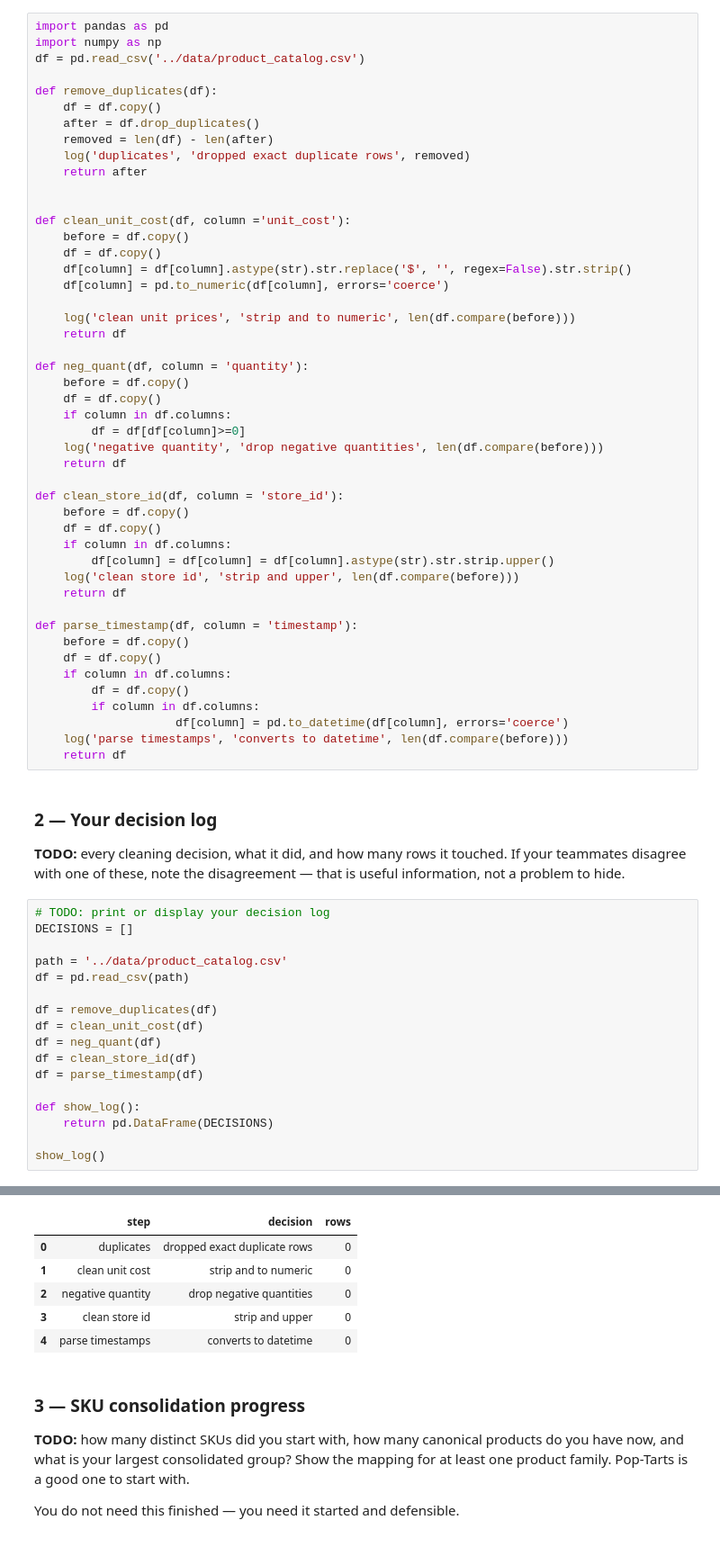
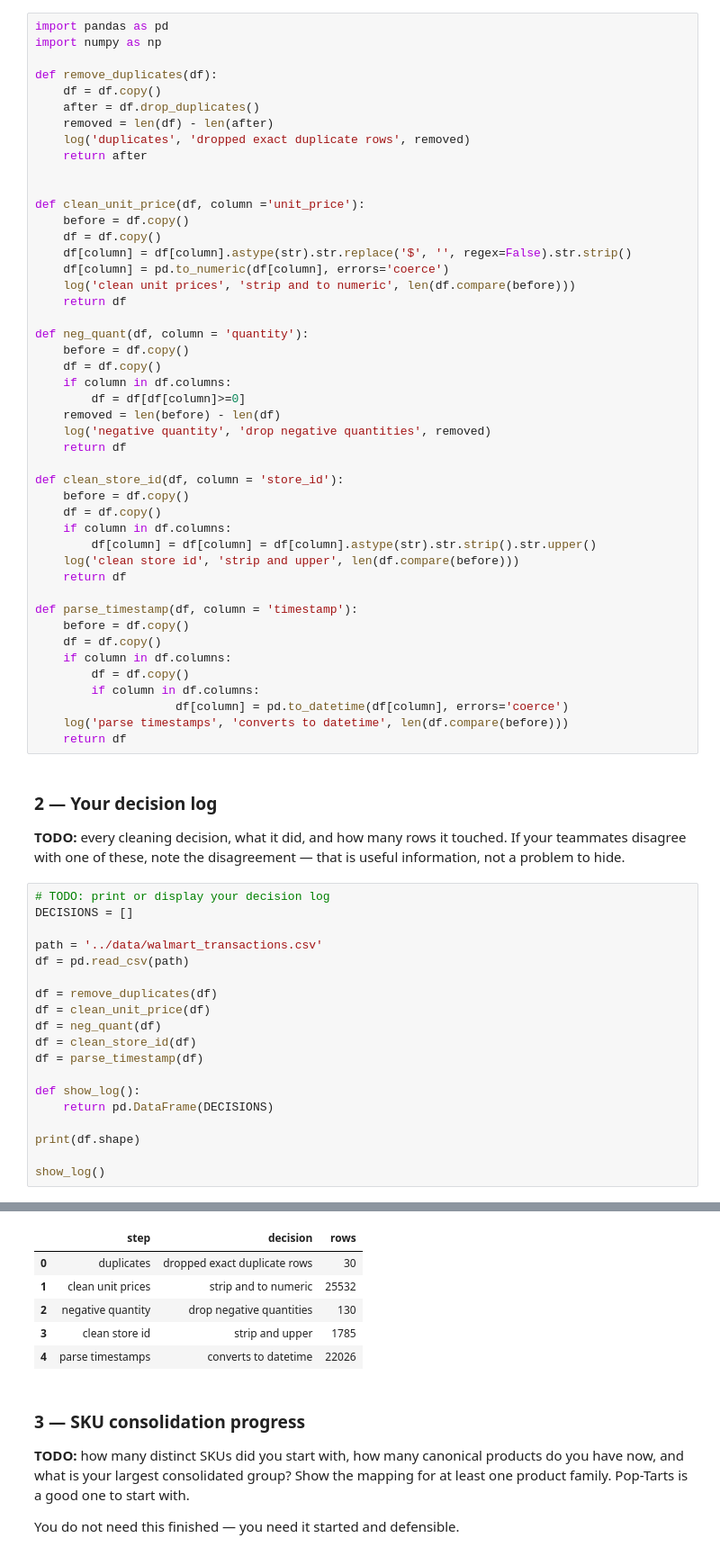
Before and after one commit to Arti-Dev/walmart-hurricane-project, a Jupyter notebook: notebooks/2026-10-23 — Midterm Checkpoint — Lab.ipynb, the cells around one changed output, grey strips where cells are left out. Shown at 90% size. Drawn from its saved outputs; the diff is of its cells as text.

Commit message:
Use correct data and fix bugs

```diff
--- a/notebooks/2026-10-23 — Midterm Checkpoint — Lab.ipynb
+++ b/notebooks/2026-10-23 — Midterm Checkpoint — Lab.ipynb
@@ -141,7 +139,6 @@ def log(step, decision, rows_affected):
 # %%
 import pandas as pd
 import numpy as np
-df = pd.read_csv('../data/product_catalog.csv')
 
 def remove_duplicates(df):
     df = df.copy()
@@ -151,12 +148,11 @@ def remove_duplicates(df):
     return after
 
 
-def clean_unit_cost(df, column ='unit_cost'):
+def clean_unit_price(df, column ='unit_price'):
     before = df.copy()
     df = df.copy()
     df[column] = df[column].astype(str).str.replace('$', '', regex=False).str.strip()
     df[column] = pd.to_numeric(df[column], errors='coerce')
-
     log('clean unit prices', 'strip and to numeric', len(df.compare(before)))
     return df
 
@@ -165,14 +161,15 @@ def neg_quant(df, column = 'quantity'):
     df = df.copy()
     if column in df.columns:
         df = df[df[column]>=0]
-    log('negative quantity', 'drop negative quantities', len(df.compare(before)))
+    removed = len(before) - len(df)
+    log('negative quantity', 'drop negative quantities', removed)
     return df
 
 def clean_store_id(df, column = 'store_id'):
     before = df.copy()
     df = df.copy()
     if column in df.columns:
-        df[column] = df[column] = df[column].astype(str).str.strip.upper()
+        df[column] = df[column] = df[column].astype(str).str.strip().str.upper()
     log('clean store id', 'strip and upper', len(df.compare(before)))
     return df
 
@@ -193,11 +190,11 @@ def parse_timestamp(df, column = 'timestamp'):
 # TODO: print or display your decision log
 DECISIONS = []
 
-path = '../data/product_catalog.csv'
+path = '../data/walmart_transactions.csv'
 df = pd.read_csv(path)
 
 df = remove_duplicates(df)
-df = clean_unit_cost(df)
+df = clean_unit_price(df)
 df = neg_quant(df)
 df = clean_store_id(df)
 df = parse_timestamp(df)
@@ -205,5 +202,7 @@ df = parse_timestamp(df)
 def show_log():
     return pd.DataFrame(DECISIONS)
 
+print(df.shape)
+
 show_log()
 # %% [output]
@@ -215,9 +215,9 @@ show_log()
 |  | step | decision | rows |
-| 0 | duplicates | dropped exact duplicate rows | 0 |
-| 1 | clean unit cost | strip and to numeric | 0 |
-| 2 | negative quantity | drop negative quantities | 0 |
-| 3 | clean store id | strip and upper | 0 |
-| 4 | parse timestamps | converts to datetime | 0 |
+| 0 | duplicates | dropped exact duplicate rows | 30 |
+| 1 | clean unit prices | strip and to numeric | 25532 |
+| 2 | negative quantity | drop negative quantities | 130 |
+| 3 | clean store id | strip and upper | 1785 |
+| 4 | parse timestamps | converts to datetime | 22026 |
 # %% [markdown]
 ### 3 — SKU consolidation progress
 
```
Also changed, not shown: parts of 3 cells of this notebook.
